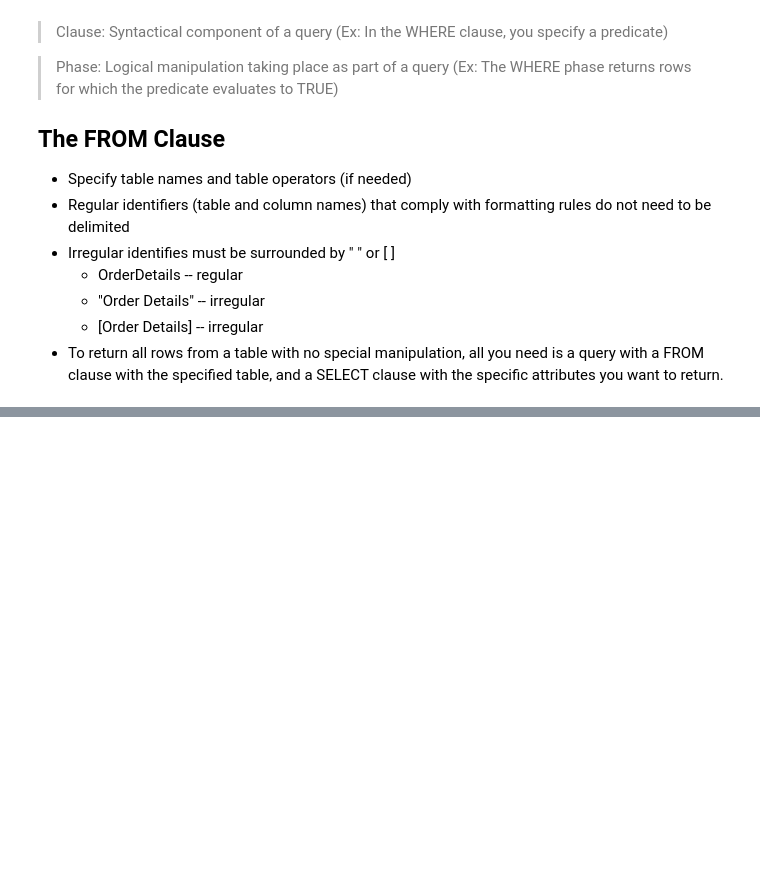
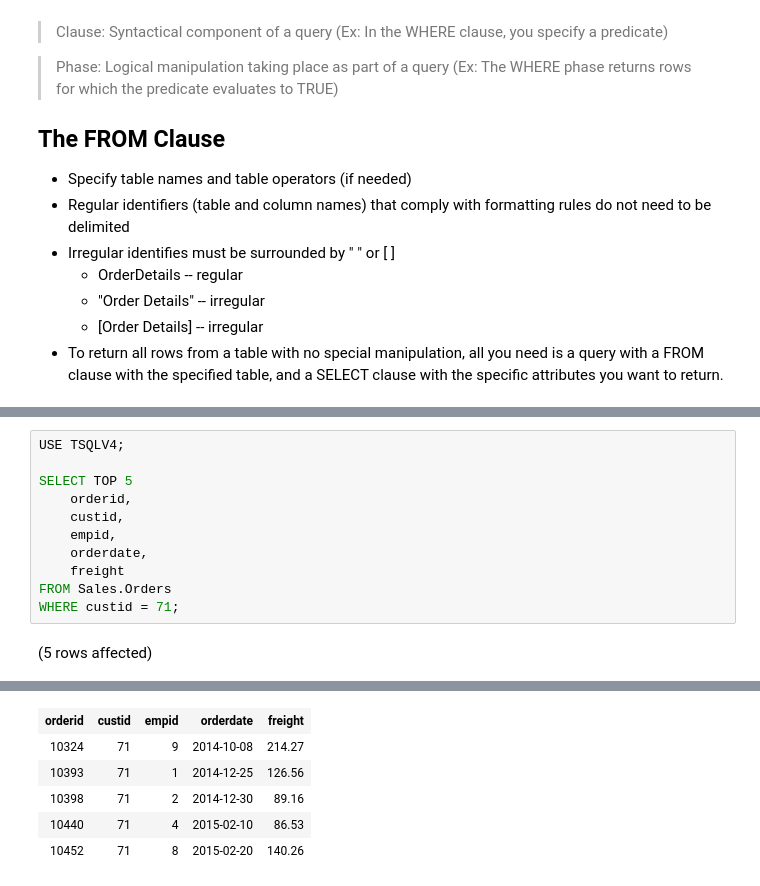
Before and after one commit to nareyes/education, a Jupyter notebook: fundamental_sql_server/single_table_queries.ipynb, the cells around one changed output, grey strips where cells are left out. Cells and saved outputs as stored; diff of their text form; blank space fills up the shorter version.

```diff
--- a/fundamental_sql_server/single_table_queries.ipynb
+++ b/fundamental_sql_server/single_table_queries.ipynb
@@ -59,0 +61,13 @@ Total execution time: 00:00:00.114
+# %%
+USE TSQLV4;
+
+SELECT TOP 5
+    orderid,
+    custid,
+    empid,
+    orderdate,
+    freight
+FROM Sales.Orders
+WHERE custid = 71;
+# %% [output]
+(5 rows affected)
@@ -59,0 +75,6 @@ Total execution time: 00:00:00.114
+| orderid | custid | empid | orderdate | freight |
+| 10324 | 71 | 9 | 2014-10-08 | 214.27 |
+| 10393 | 71 | 1 | 2014-12-25 | 126.56 |
+| 10398 | 71 | 2 | 2014-12-30 | 89.16 |
+| 10440 | 71 | 4 | 2015-02-10 | 86.53 |
+| 10452 | 71 | 8 | 2015-02-20 | 140.26 |
```
Also changed, not shown: parts of 28 cells of this notebook, 2 other files.
